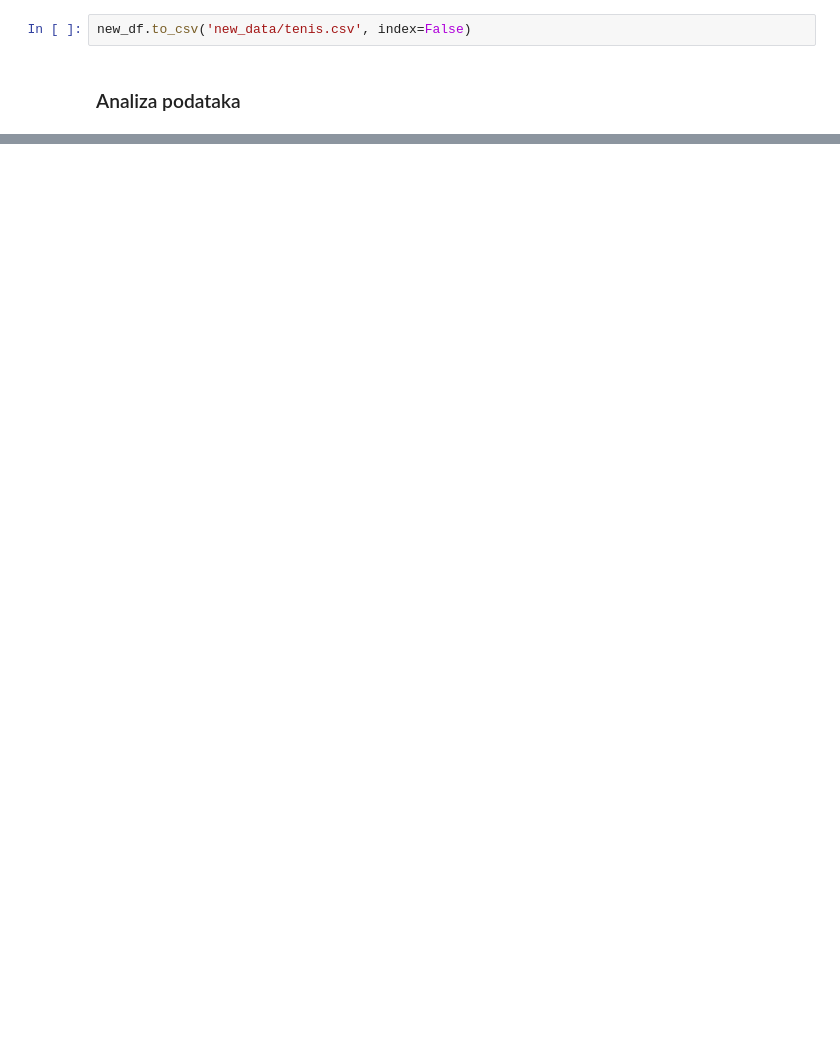
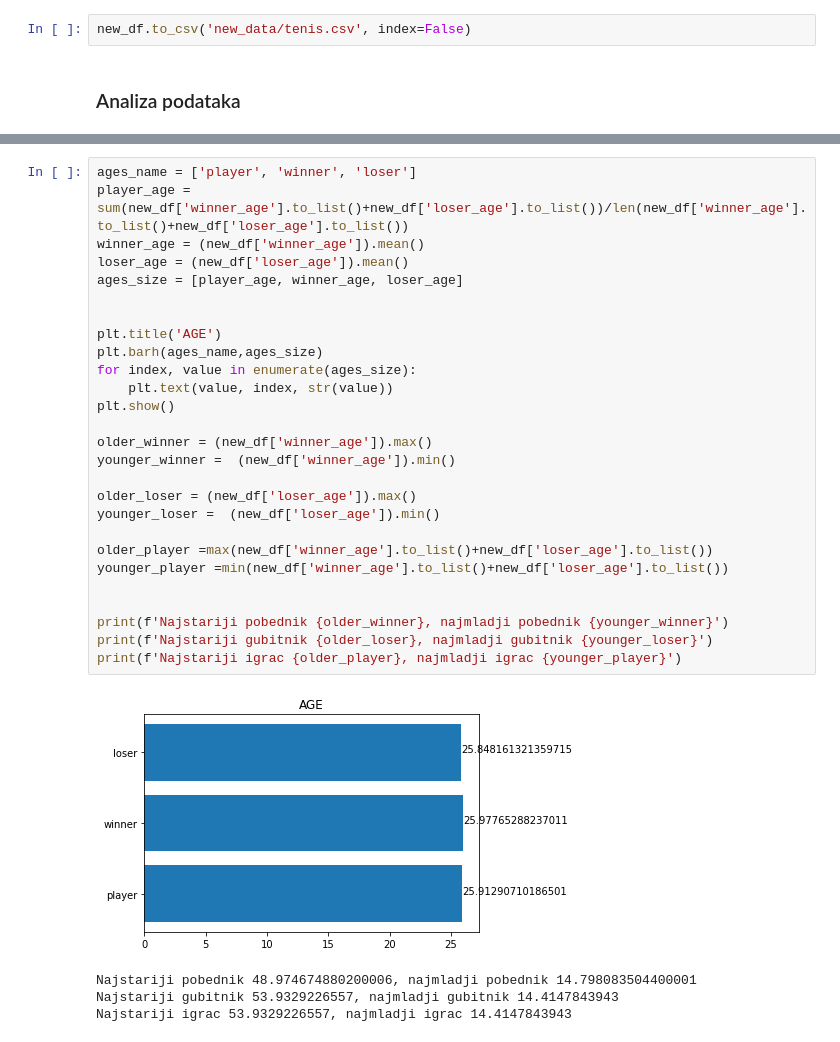
Before and after one commit to Jagoda07/ml_seminarski_rad, a Jupyter notebook: 01_data.ipynb, the cells around one changed output, grey strips where cells are left out. Cells and saved outputs as stored; diff of their text form; blank space fills up the shorter version.

```diff
--- a/01_data.ipynb
+++ b/01_data.ipynb
@@ -108,0 +229,32 @@ y = new_df[['winner_age', 'winner_id']].astype(int).groupby('winner_age').count(
+# %%
+ages_name = ['player', 'winner', 'loser']
+player_age = sum(new_df['winner_age'].to_list()+new_df['loser_age'].to_list())/len(new_df['winner_age'].to_list()+new_df['loser_age'].to_list())
+winner_age = (new_df['winner_age']).mean()
+loser_age = (new_df['loser_age']).mean()
+ages_size = [player_age, winner_age, loser_age]
+
+
+plt.title('AGE')
+plt.barh(ages_name,ages_size)
+for index, value in enumerate(ages_size):
+    plt.text(value, index, str(value))
+plt.show()
+
+older_winner = (new_df['winner_age']).max()
+younger_winner =  (new_df['winner_age']).min()
+
+older_loser = (new_df['loser_age']).max()
+younger_loser =  (new_df['loser_age']).min()
+
+older_player =max(new_df['winner_age'].to_list()+new_df['loser_age'].to_list())
+younger_player =min(new_df['winner_age'].to_list()+new_df['loser_age'].to_list())
+
+
+print(f'Najstariji pobednik {older_winner}, najmladji pobednik {younger_winner}')
+print(f'Najstariji gubitnik {older_loser}, najmladji gubitnik {younger_loser}')
+print(f'Najstariji igrac {older_player}, najmladji igrac {younger_player}')
+# %% [output]
+[figure, added]
+Najstariji pobednik 48.974674880200006, najmladji pobednik 14.798083504400001
+Najstariji gubitnik 53.9329226557, najmladji gubitnik 14.4147843943
+Najstariji igrac 53.9329226557, najmladji igrac 14.4147843943
```
Also changed, not shown: parts of 28 cells of this notebook, 1 other file.
